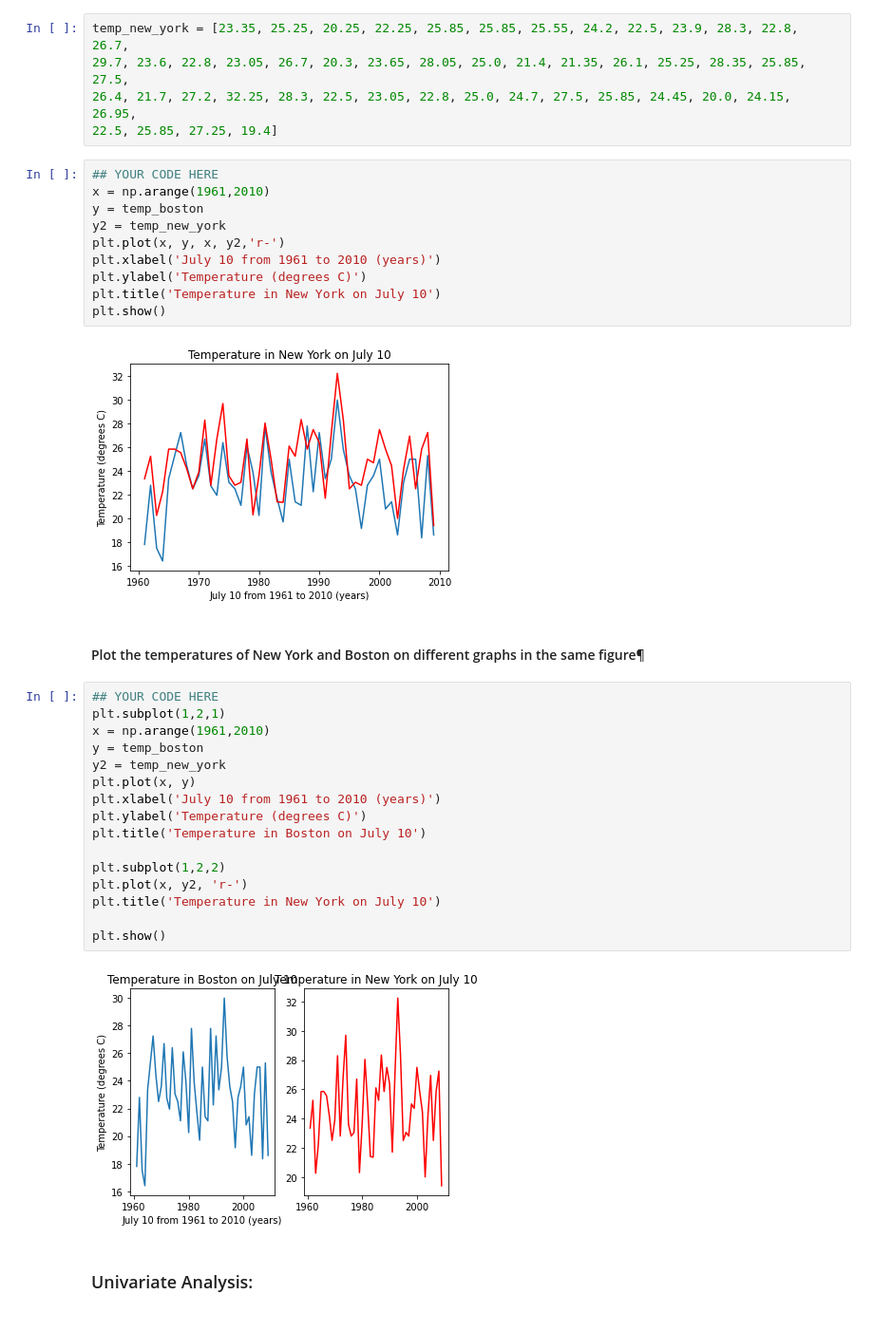
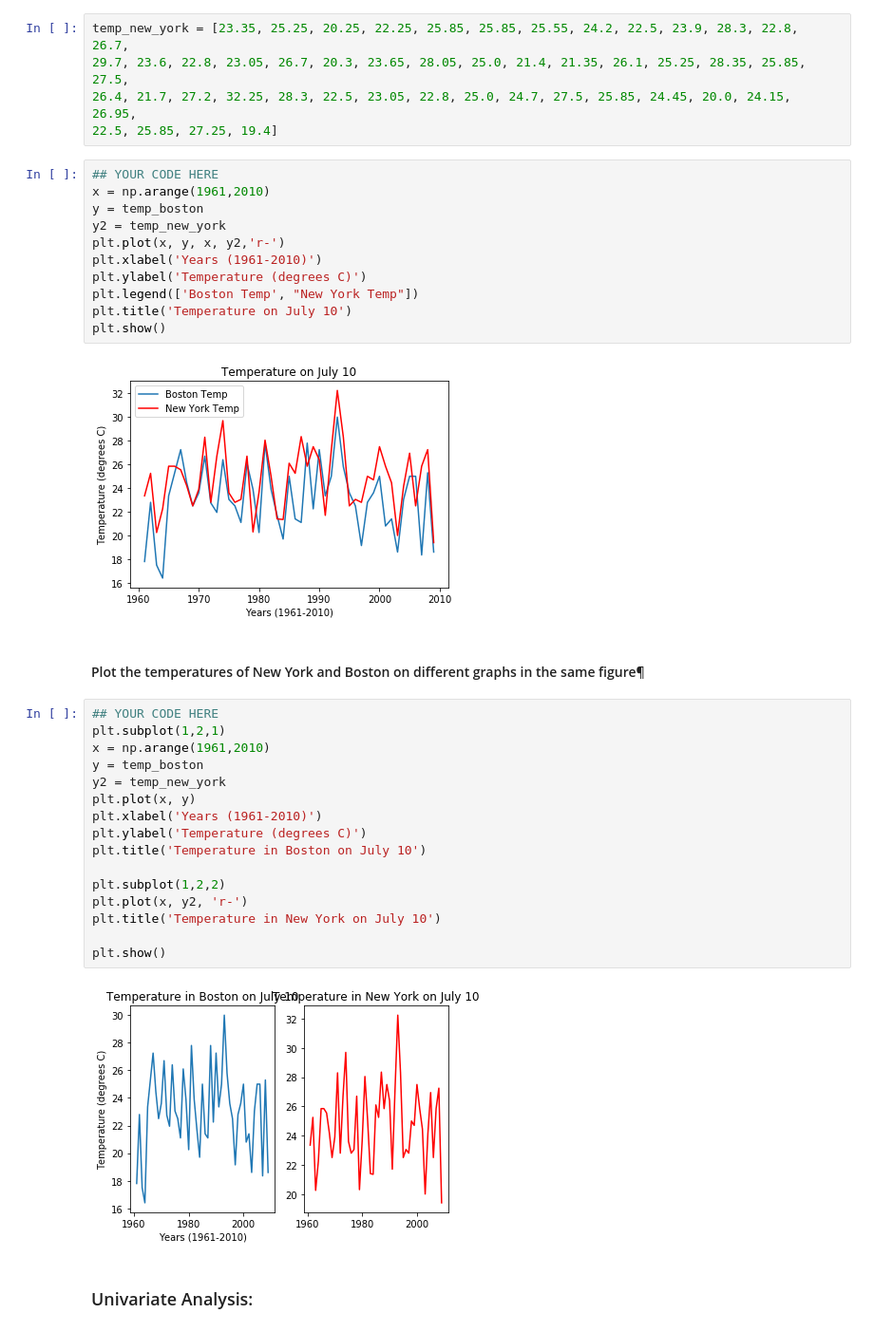
Before and after one commit to kimele2003/Week1_Public, a Jupyter notebook: Notebooks/02_Pandas_and_Matplotlib/Matplotlib_Exercise.ipynb, the cells around one changed output. Shown at 95% size. Drawn from its saved outputs; the diff is of its cells as text.

```diff
--- a/Notebooks/02_Pandas_and_Matplotlib/Matplotlib_Exercise.ipynb
+++ b/Notebooks/02_Pandas_and_Matplotlib/Matplotlib_Exercise.ipynb
@@ -36,32 +36,33 @@ x = np.arange(1961,2010)
 y = temp_boston
 y2 = temp_new_york
 plt.plot(x, y, x, y2,'r-')
-plt.xlabel('July 10 from 1961 to 2010 (years)')
+plt.xlabel('Years (1961-2010)')
 plt.ylabel('Temperature (degrees C)')
-plt.title('Temperature in New York on July 10')
+plt.legend(['Boston Temp', "New York Temp"])
+plt.title('Temperature on July 10')
 plt.show()
 # %% [output]
-[figure, old version]
+[figure, new version]
 # %% [markdown]
 #### Plot the temperatures of New York and Boston on different graphs in the same figure¶
 # %%
 ## YOUR CODE HERE
 plt.subplot(1,2,1)
 x = np.arange(1961,2010)
 y = temp_boston
 y2 = temp_new_york
 plt.plot(x, y)
-plt.xlabel('July 10 from 1961 to 2010 (years)')
+plt.xlabel('Years (1961-2010)')
 plt.ylabel('Temperature (degrees C)')
 plt.title('Temperature in Boston on July 10')
 
 plt.subplot(1,2,2)
 plt.plot(x, y2, 'r-')
 plt.title('Temperature in New York on July 10')
 
 plt.show()
 # %% [output]
-[figure, old version]
+[figure, new version]
 # %% [markdown]
 ### Univariate Analysis:
 # %%
```
Also changed, not shown: parts of 5 cells of this notebook, 3 other files.
